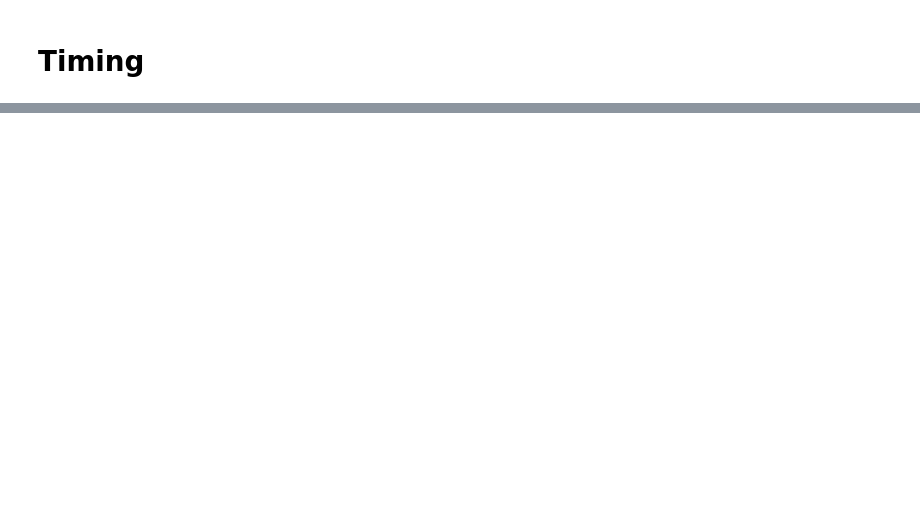
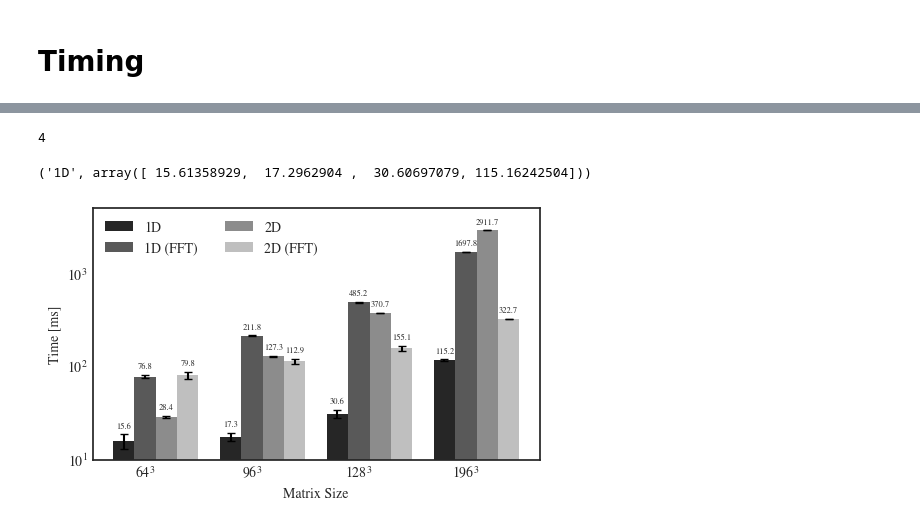
Before and after one commit to lukepolson/spect_psf_fitting, a Jupyter notebook: faster_implementation.ipynb, the cells around one changed output, grey strips where cells are left out. Cells and saved outputs as stored; diff of their text form; code cells hidden in the pictures; blank space fills up the shorter version.

```diff
--- a/faster_implementation.ipynb
+++ b/faster_implementation.ipynb
@@ -154,0 +238,68 @@ plt.colorbar()
+# %%
+def timing_experiment(Ns, drs):
+    times = [[],[],[],[]]
+    times_err = [[],[],[],[]]
+    for N, dr in zip(Ns, drs):
+        size = N + 2*int(np.ceil((np.sqrt(2)*N - N)/2))
+        data = torch.randn((1,size,size,N)).to(pytomography.device)
+        networks = get_networks(N, dr)
+        for i, network in enumerate(networks):
+            time, time_err = compute_times(network, data)
+            times[i].append(time)
+            times_err[i].append(time_err)
+    return times, times_err
+# %%
+Ns = np.array([64,96,128,196])
+drs = 0.48 * 128 / Ns
+# %%
+times, times_err = timing_experiment(Ns, drs)
+times = np.array(times) * 1000
+times_err = np.array(times_err) * 1000
+# %%
+len(data.items())
+# %% [output]
+4
+# %%
+list(data.items())[0]
+# %% [output]
+('1D', array([ 15.61358929,  17.2962904 ,  30.60697079, 115.16242504]))
+# %%
+data = {
+    '1D': times[0],
+    '1D (FFT)': times[1],
+    '2D': times[2],
+    '2D (FFT)': times[3]
+}
+
+data_err = {
+    '1D': times_err[0],
+    '1D (FFT)': times_err[1],
+    '2D': times_err[2],
+    '2D (FFT)': times_err[3]
+}
+
+x = np.arange(len(Ns))  # the label locations
+width = 0.2  # the width of the bars
+multiplier = 0
+
+fig, ax = plt.subplots(figsize=(5,3),layout='constrained')
+
+for i in range(len(data.items())):
+    attribute, measurement = list(data.items())[i]
+    attribute, error = list(data_err.items())[i]
+    offset = width * multiplier
+    rects = ax.bar(x + offset, measurement, width, label=attribute, yerr=error, color=str(0.15+0.2*i), capsize=3)
+    ax.bar_label(rects, padding=3, fmt='%.1f', fontsize=6)
+    multiplier += 1
+
+# Add some text for labels, title and custom x-axis tick labels, etc.
+labels = [rf'{N}$^{3}$' for N in Ns]
+ax.set_ylabel('Time [ms]')
+ax.set_xticks(x + width, labels)
+ax.legend(loc='upper left', ncols=2)
+ax.semilogy()
+ax.set_xlabel('Matrix Size')
+ax.set_ylim(top=5000)
+plt.savefig('timing.png', dpi=300)
+# %% [output]
+[figure, added]
```
Also changed, not shown: parts of 28 cells of this notebook, 4 other files.
